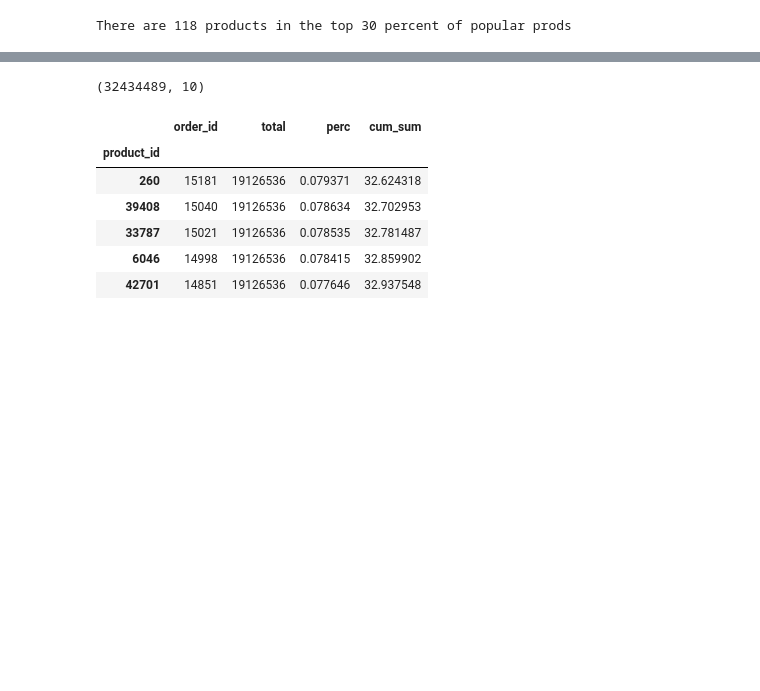
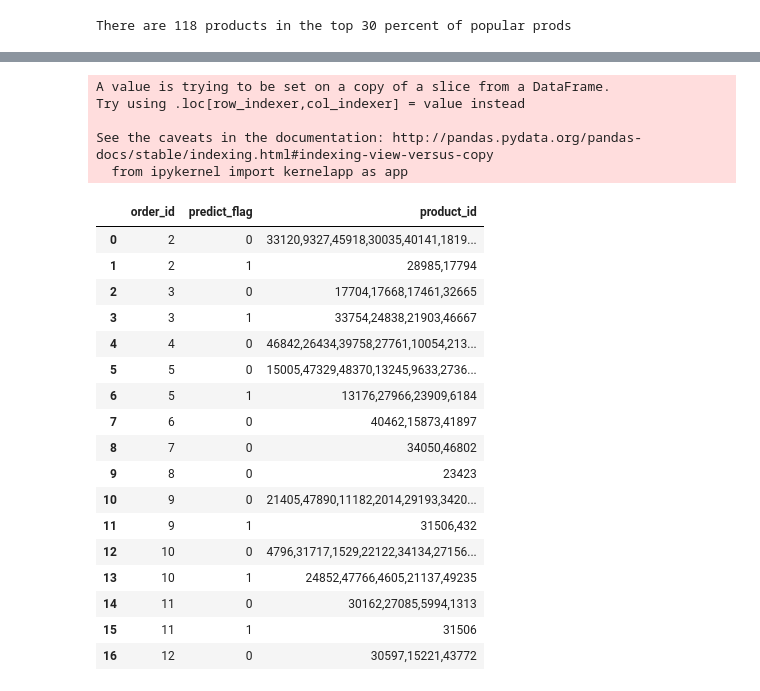
Before and after one commit to matt-negrin/instacart, a Jupyter notebook: scratch.ipynb, the cells around one changed output, grey strips where cells are left out. Drawn from its saved outputs; the diff is of its cells as text; code cells hidden in the pictures; blank space fills up the shorter version.

```diff
--- a/scratch.ipynb
+++ b/scratch.ipynb
@@ -418,14 +404,0 @@ new_df.head(100)
-# %%
-tdf.shape
-# %% [output]
-(32434489, 10)
-# %%
-pop_prods[pop_prods.cum_sum < 33].tail()
-# %% [output]
-|  | order_id | total | perc | cum_sum |
-| product_id |  |  |  |  |
-| 260 | 15181 | 19126536 | 0.079371 | 32.624318 |
-| 39408 | 15040 | 19126536 | 0.078634 | 32.702953 |
-| 33787 | 15021 | 19126536 | 0.078535 | 32.781487 |
-| 6046 | 14998 | 19126536 | 0.078415 | 32.859902 |
-| 42701 | 14851 | 19126536 | 0.077646 | 32.937548 |
@@ -431,0 +423,32 @@ pop_prods[pop_prods.cum_sum < 33].tail()
+# %%
+test = new_df.head(100)
+test['product_id'] = test['product_id'].astype(str)
+
+# new_df[['order_id','product_id','predict_flag']].groupby(['order_id','predict_flag'])['product_id'].transform(lambda x: ','.join(x))
+test.groupby(['order_id','predict_flag'])['product_id'].apply(lambda x: ','.join(x)).reset_index()
+# new_df.groupby(['order_id']).agg(lambda x: ' '.join(x))
+# .sort_values(['order_id'], ascending=[False])
+# %% [output]
+A value is trying to be set on a copy of a slice from a DataFrame.
+Try using .loc[row_indexer,col_indexer] = value instead
+
+See the caveats in the documentation: http://pandas.pydata.org/pandas-docs/stable/indexing.html#indexing-view-versus-copy
+  from ipykernel import kernelapp as app
+|  | order_id | predict_flag | product_id |
+| 0 | 2 | 0 | 33120,9327,45918,30035,40141,1819... |
+| 1 | 2 | 1 | 28985,17794 |
+| 2 | 3 | 0 | 17704,17668,17461,32665 |
+| 3 | 3 | 1 | 33754,24838,21903,46667 |
+| 4 | 4 | 0 | 46842,26434,39758,27761,10054,213... |
+| 5 | 5 | 0 | 15005,47329,48370,13245,9633,2736... |
+| 6 | 5 | 1 | 13176,27966,23909,6184 |
+| 7 | 6 | 0 | 40462,15873,41897 |
+| 8 | 7 | 0 | 34050,46802 |
+| 9 | 8 | 0 | 23423 |
+| 10 | 9 | 0 | 21405,47890,11182,2014,29193,3420... |
+| 11 | 9 | 1 | 31506,432 |
+| 12 | 10 | 0 | 4796,31717,1529,22122,34134,27156... |
+| 13 | 10 | 1 | 24852,47766,4605,21137,49235 |
+| 14 | 11 | 0 | 30162,27085,5994,1313 |
+| 15 | 11 | 1 | 31506 |
+| 16 | 12 | 0 | 30597,15221,43772 |
```
Also changed, not shown: parts of 5 cells of this notebook.
